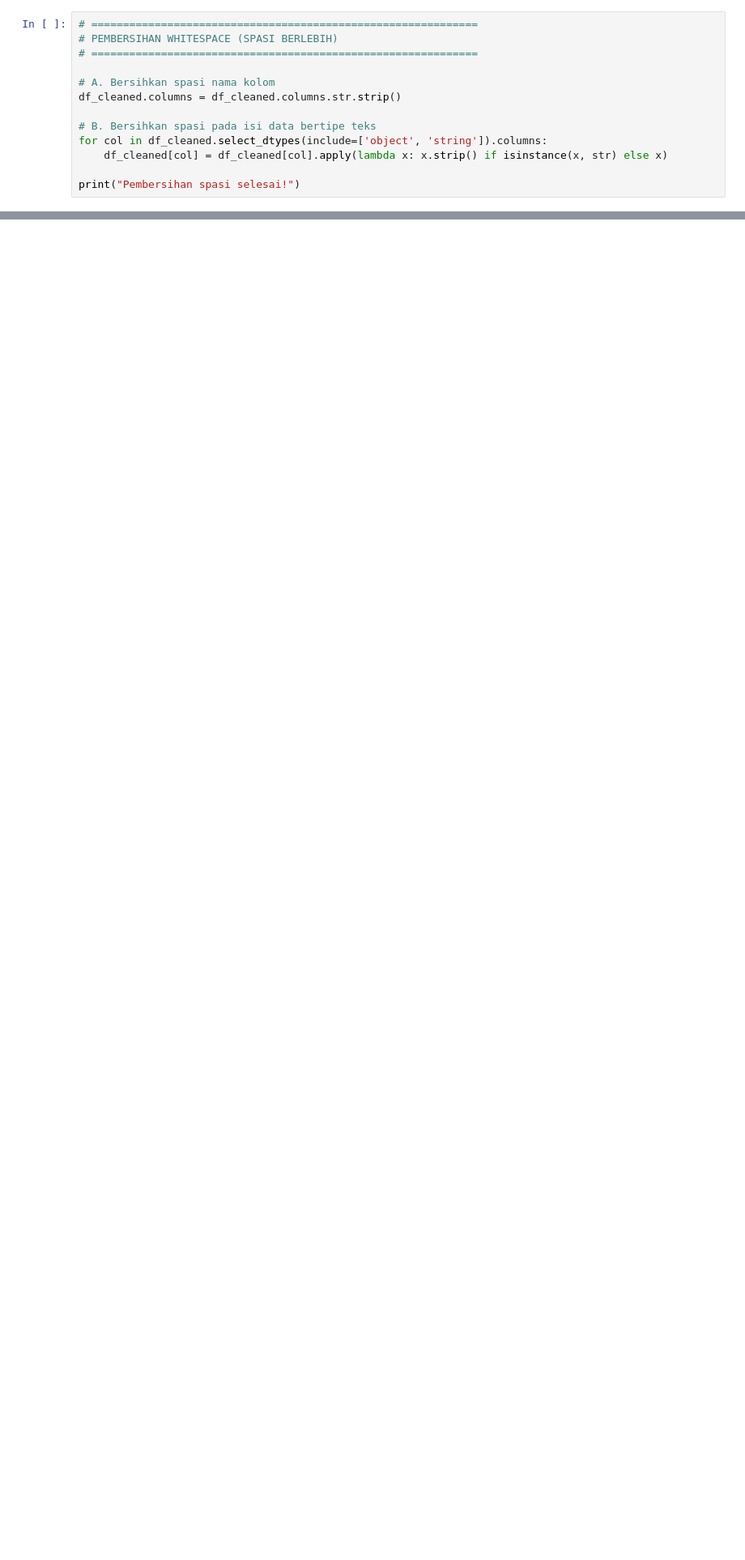
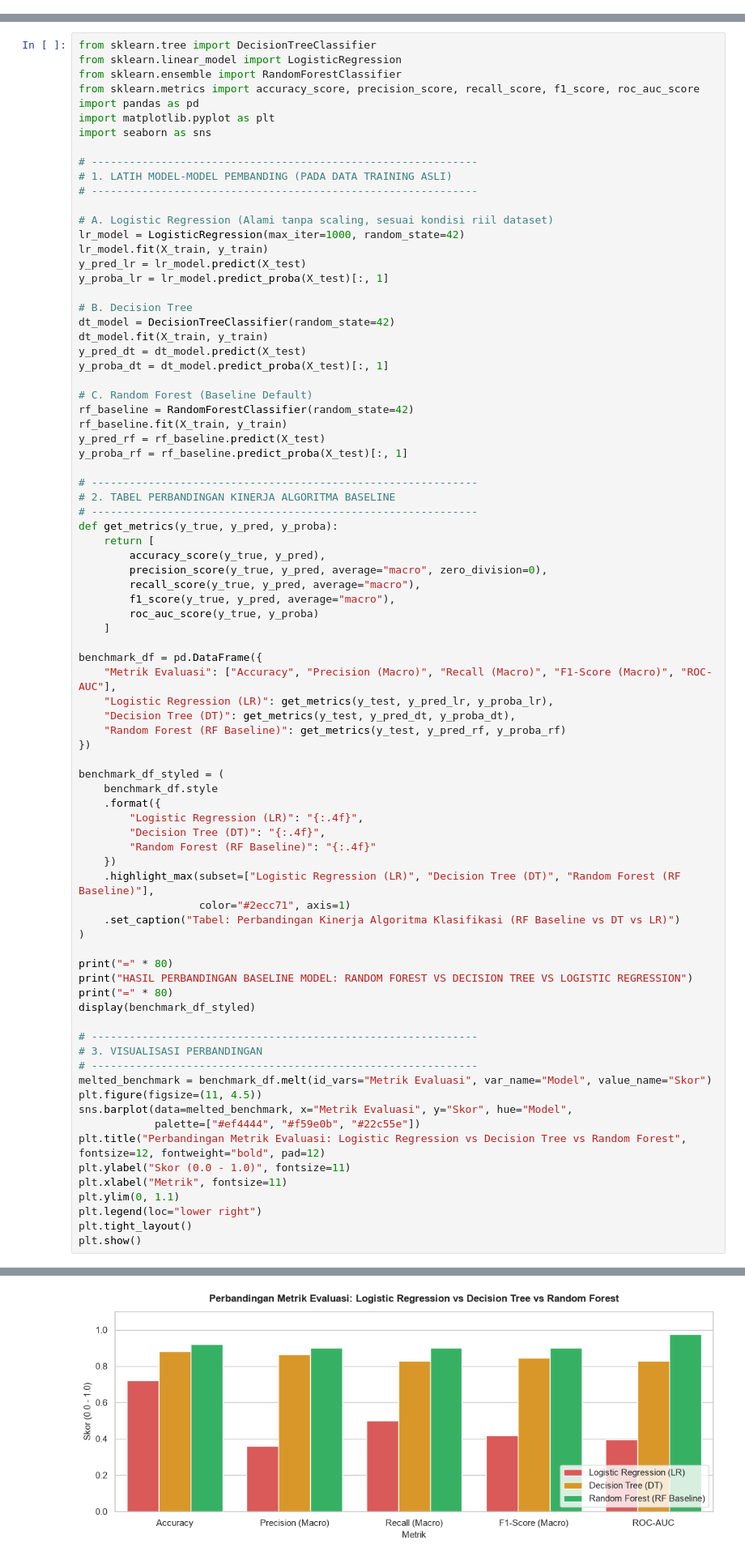
Before and after one commit to MAGANG-OSS/model-visa-track, a Jupyter notebook: Project_Visa_Track.ipynb, the cells around one changed output, grey strips where cells are left out. Shown at 81% size. Saved outputs shown, nothing was run; the diff lists cells and outputs as text; blank space fills up the shorter version.

Commit message:
Update visa prediction model and application

```diff
--- a/Project_Visa_Track.ipynb
+++ b/Project_Visa_Track.ipynb
@@ -224,16 +218,3 @@ Daftar kolom yang tersisa:
 | 2 | 1993-12-19 | Kaplan International Language | 0 | Kaplan Business School | sesuai | 2 | ... |
 | 3 | 1999-12-27 | 0 | Evolution College | 0 | sesuai | 3 | ... |
 | 4 | 2000-02-04 | 0 | Western Sydney College | 0 | sesuai | 3 | ... |
-# %%
-# =============================================================
-# PEMBERSIHAN WHITESPACE (SPASI BERLEBIH)
-# =============================================================
-
-# A. Bersihkan spasi nama kolom
-df_cleaned.columns = df_cleaned.columns.str.strip()
-
-# B. Bersihkan spasi pada isi data bertipe teks
-for col in df_cleaned.select_dtypes(include=['object', 'string']).columns:
-    df_cleaned[col] = df_cleaned[col].apply(lambda x: x.strip() if isinstance(x, str) else x)
-
-print("Pembersihan spasi selesai!")
@@ -964,0 +931,82 @@ Name: proportion, dtype: float64
+# %%
+from sklearn.tree import DecisionTreeClassifier
+from sklearn.linear_model import LogisticRegression
+from sklearn.ensemble import RandomForestClassifier
+from sklearn.metrics import accuracy_score, precision_score, recall_score, f1_score, roc_auc_score
+import pandas as pd
+import matplotlib.pyplot as plt
+import seaborn as sns
+
+# -------------------------------------------------------------
+# 1. LATIH MODEL-MODEL PEMBANDING (PADA DATA TRAINING ASLI)
+# -------------------------------------------------------------
+
+# A. Logistic Regression (Alami tanpa scaling, sesuai kondisi riil dataset)
+lr_model = LogisticRegression(max_iter=1000, random_state=42)
+lr_model.fit(X_train, y_train)
+y_pred_lr = lr_model.predict(X_test)
+y_proba_lr = lr_model.predict_proba(X_test)[:, 1]
+
+# B. Decision Tree
+dt_model = DecisionTreeClassifier(random_state=42)
+dt_model.fit(X_train, y_train)
+y_pred_dt = dt_model.predict(X_test)
+y_proba_dt = dt_model.predict_proba(X_test)[:, 1]
+
+# C. Random Forest (Baseline Default)
+rf_baseline = RandomForestClassifier(random_state=42)
+rf_baseline.fit(X_train, y_train)
+y_pred_rf = rf_baseline.predict(X_test)
+y_proba_rf = rf_baseline.predict_proba(X_test)[:, 1]
+
+# -------------------------------------------------------------
+# 2. TABEL PERBANDINGAN KINERJA ALGORITMA BASELINE
+# -------------------------------------------------------------
+def get_metrics(y_true, y_pred, y_proba):
+    return [
+        accuracy_score(y_true, y_pred),
+        precision_score(y_true, y_pred, average="macro", zero_division=0),
+        recall_score(y_true, y_pred, average="macro"),
+        f1_score(y_true, y_pred, average="macro"),
+        roc_auc_score(y_true, y_proba)
+    ]
+
+benchmark_df = pd.DataFrame({
+    "Metrik Evaluasi": ["Accuracy", "Precision (Macro)", "Recall (Macro)", "F1-Score (Macro)", "ROC-AUC"],
+    "Logistic Regression (LR)": get_metrics(y_test, y_pred_lr, y_proba_lr),
+    "Decision Tree (DT)": get_metrics(y_test, y_pred_dt, y_proba_dt),
+    "Random Forest (RF Baseline)": get_metrics(y_test, y_pred_rf, y_proba_rf)
+})
+
+benchmark_df_styled = (
+    benchmark_df.style
+    .format({
+        "Logistic Regression (LR)": "{:.4f}",
+        "Decision Tree (DT)": "{:.4f}",
+        "Random Forest (RF Baseline)": "{:.4f}"
+    })
+    .highlight_max(subset=["Logistic Regression (LR)", "Decision Tree (DT)", "Random Forest (RF Baseline)"],
+                   color="#2ecc71", axis=1)
+    .set_caption("Tabel: Perbandingan Kinerja Algoritma Klasifikasi (RF Baseline vs DT vs LR)")
+)
+
+print("=" * 80)
+print("HASIL PERBANDINGAN BASELINE MODEL: RANDOM FOREST VS DECISION TREE VS LOGISTIC REGRESSION")
+print("=" * 80)
+display(benchmark_df_styled)
+
+# -------------------------------------------------------------
+# 3. VISUALISASI PERBANDINGAN
+# -------------------------------------------------------------
+melted_benchmark = benchmark_df.melt(id_vars="Metrik Evaluasi", var_name="Model", value_name="Skor")
+plt.figure(figsize=(11, 4.5))
+sns.barplot(data=melted_benchmark, x="Metrik Evaluasi", y="Skor", hue="Model",
+            palette=["#ef4444", "#f59e0b", "#22c55e"])
+plt.title("Perbandingan Metrik Evaluasi: Logistic Regression vs Decision Tree vs Random Forest", fontsize=12, fontweight="bold", pad=12)
+plt.ylabel("Skor (0.0 - 1.0)", fontsize=11)
+plt.xlabel("Metrik", fontsize=11)
+plt.ylim(0, 1.1)
+plt.legend(loc="lower right")
+plt.tight_layout()
+plt.show()
+# %% [output]
@@ -964,0 +1023 @@ Name: proportion, dtype: float64
+[figure, added]
```
Also changed, not shown: parts of 34 cells of this notebook, 2 other files.
